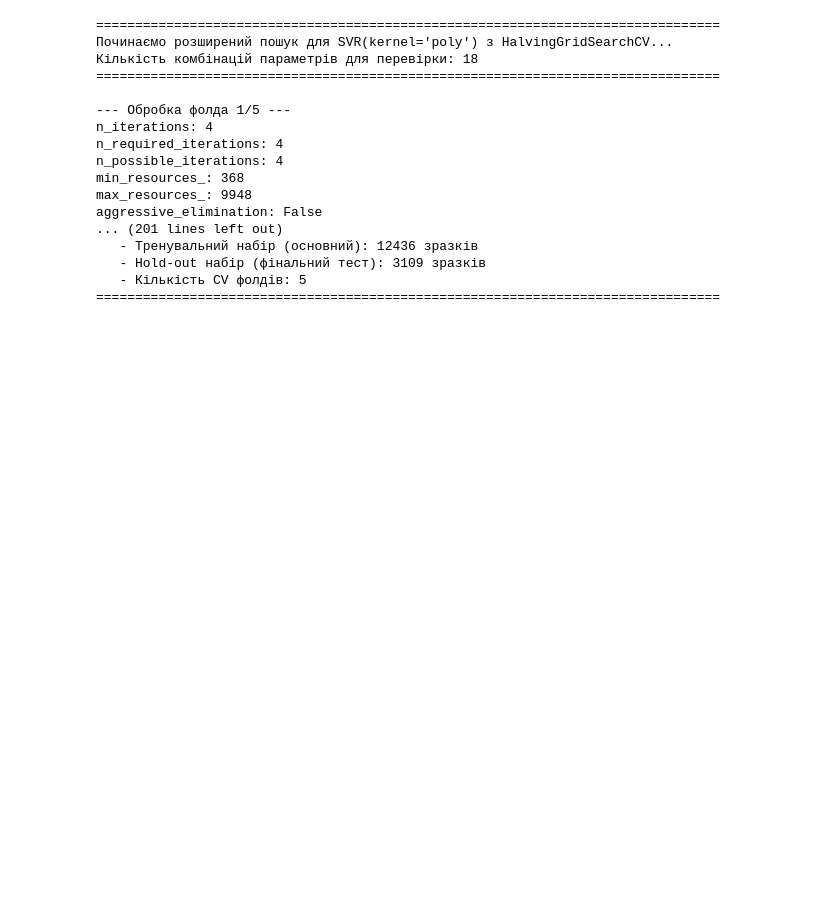
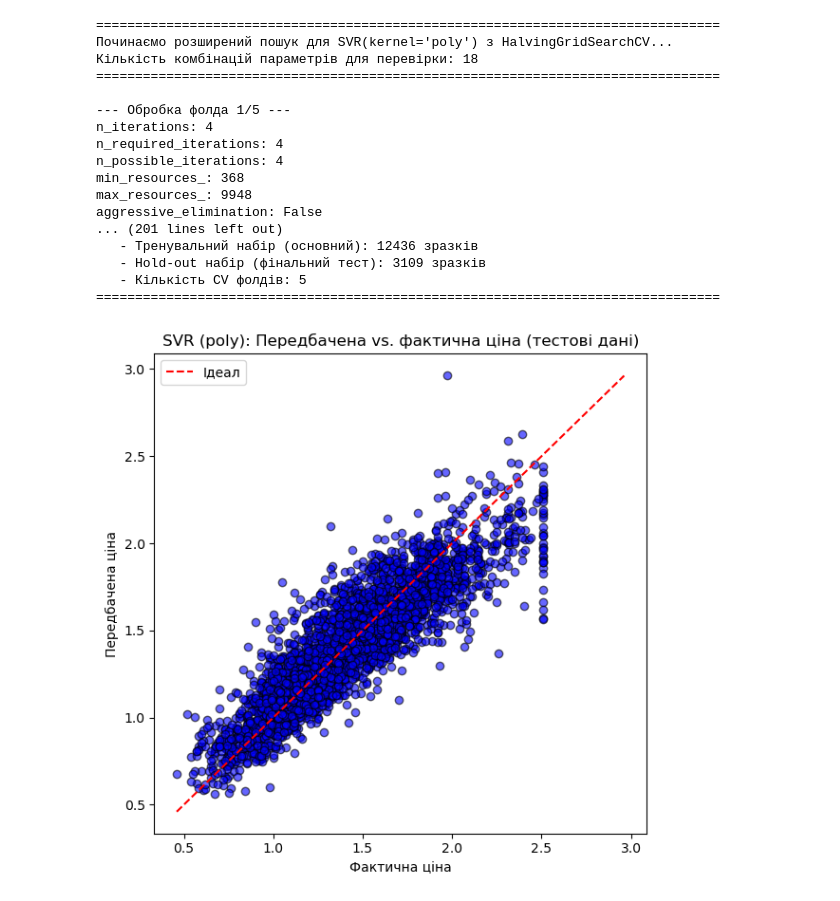
Before and after one commit to Max0Past/Data_Analysis, a Jupyter notebook: lab_2/avocado_prices_code.ipynb, the cells around one changed output. Saved outputs shown, nothing was run; the diff lists cells and outputs as text; code cells hidden in the pictures; blank space fills up the shorter version.

Commit message:
Віазулізація моделі

```diff
--- a/lab_2/avocado_prices_code.ipynb
+++ b/lab_2/avocado_prices_code.ipynb
@@ -857,3 +857,24 @@ aggressive_elimination: False
    - Hold-out набір (фінальний тест): 3109 зразків
    - Кількість CV фолдів: 5
 ================================================================================
+# %%
+#Передбачене vs. Фактичне
+
+y_true = y_holdout                  # фактичні значення з відкладеного набору
+y_pred = best_poly_model.predict(X_holdout_processed_df)  # передбачення моделі
+
+plt.figure(figsize=(6,6))
+# Створюємо розсів фактичні vs передбачені
+plt.scatter(y_true, y_pred, alpha=0.6, color='blue', edgecolor='k')
+# Додаємо діагональ y=x для ідеального випадку
+min_val = min(min(y_true), min(y_pred))
+max_val = max(max(y_true), max(y_pred))
+plt.plot([min_val, max_val], [min_val, max_val], 'r--', label='Ідеал')
+plt.xlabel("Фактична ціна")
+plt.ylabel("Передбачена ціна")
+plt.title("SVR (poly): Передбачена vs. фактична ціна (тестові дані)")
+plt.legend()
+plt.tight_layout()
+plt.show()
+# %% [output]
+[figure, added]
```
Also changed, not shown: parts of 7 cells of this notebook.
